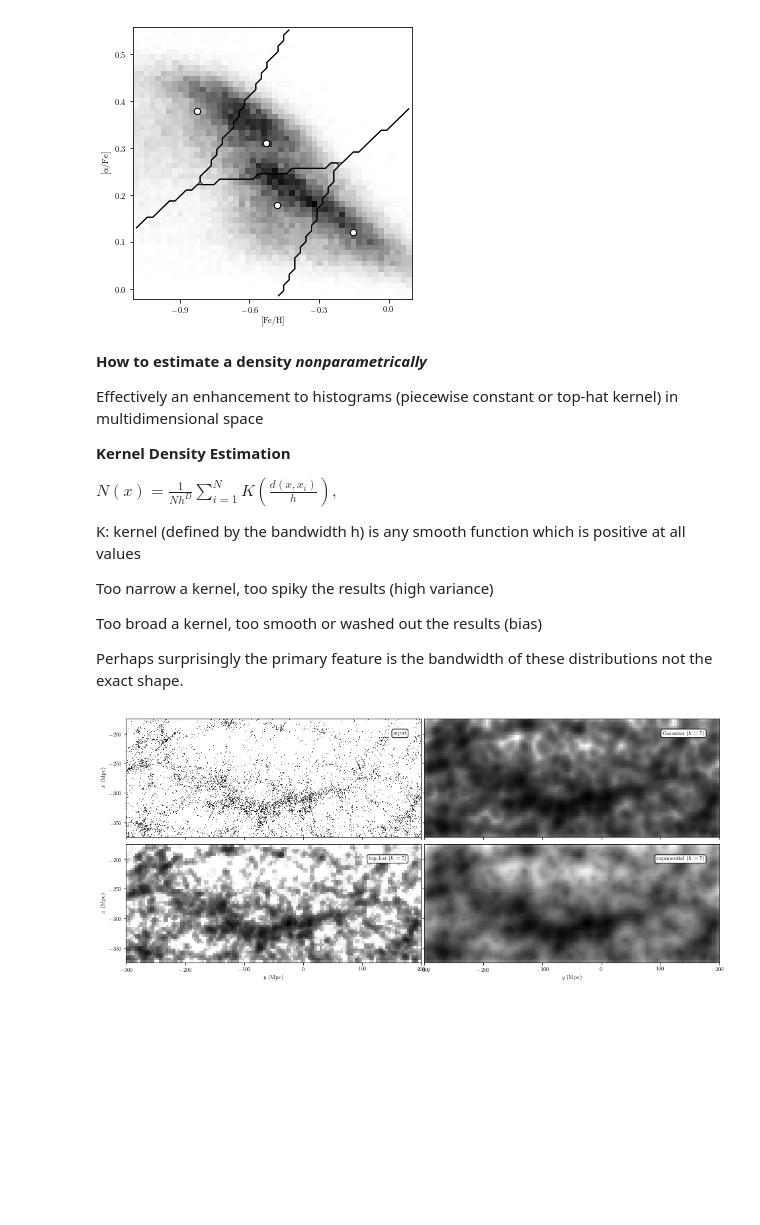
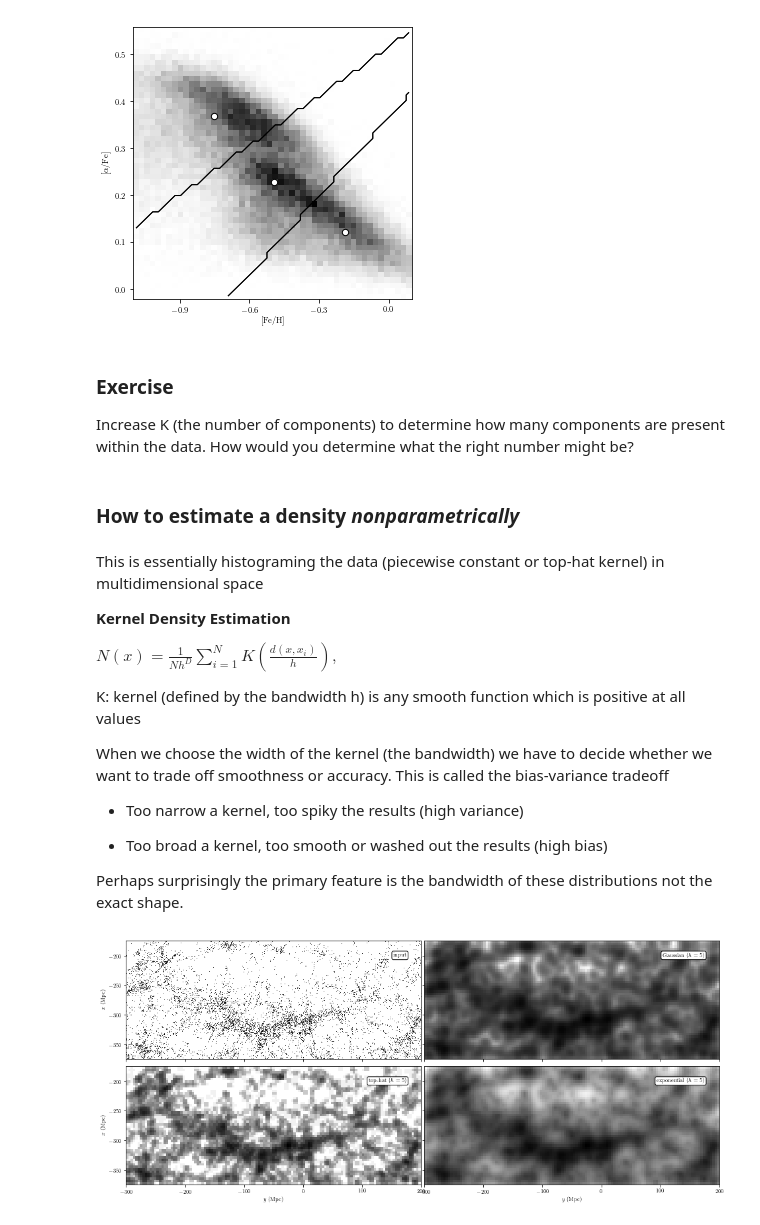
Before and after one commit to connolly/A302_2019, a Jupyter notebook: lectures/lecture-12-scikit-learn/lecture-13-scikit-learn.ipynb, the cells around one changed output. Cells and saved outputs as stored; diff of their text form; code cells hidden in the pictures; blank space fills up the shorter version.

```diff
--- a/lectures/lecture-12-scikit-learn/lecture-13-scikit-learn.ipynb
+++ b/lectures/lecture-12-scikit-learn/lecture-13-scikit-learn.ipynb
@@ -49,6 +67,8 @@ centroids of $C_k$.
 #   For more information, see http://astroML.github.com
 #   To report a bug or issue, use the following forum:
 #    https://groups.google.com/forum/#!forum/astroml-general
+%matplotlib inline
+
 import numpy as np
 from matplotlib import pyplot as plt
 from matplotlib.patches import Ellipse
@@ -82,7 +102,7 @@ H, FeH_bins, alphFe_bins = np.histogram2d(data['FeH'], data['alphFe'], 50)
 
 #------------------------------------------------------------
 # Compute the KMeans clustering
-n_clusters = 4
+n_clusters = 3
 
 scaler = preprocessing.StandardScaler()
 clf = KMeans(n_clusters)
@@ -105,38 +125,42 @@ cluster_centers = scaler.inverse_transform(clf.cluster_centers_)
 ax.scatter(cluster_centers[:, 0], cluster_centers[:, 1],
            s=40, c='w', edgecolors='k')
 
 # plot cluster boundaries
 FeH_centers = 0.5 * (FeH_bins[1:] + FeH_bins[:-1])
 alphFe_centers = 0.5 * (alphFe_bins[1:] + alphFe_bins[:-1])
 
 Xgrid = np.meshgrid(FeH_centers, alphFe_centers)
 Xgrid = np.array(Xgrid).reshape((2, 50 * 50)).T
 
 H = clf.predict(scaler.transform(Xgrid)).reshape((50, 50))
 
 for i in range(n_clusters):
     Hcp = H.copy()
     flag = (Hcp == i)
     Hcp[flag] = 1
     Hcp[~flag] = 0
 
     ax.contour(FeH_centers, alphFe_centers, Hcp, [-0.5, 0.5],
                linewidths=1, colors='k')
 
 ax.xaxis.set_major_locator(plt.MultipleLocator(0.3))
 ax.set_xlim(-1.101, 0.101)
 ax.set_ylim(alphFe_bins[0], alphFe_bins[-1])
 
 ax.set_xlabel(r'$\rm [Fe/H]$')
 ax.set_ylabel(r'$\rm [\alpha/Fe]$')
 
 plt.show()
 # %% [output]
-[figure, old version]
+[figure, new version]
+# %% [markdown]
+### Exercise
+
+Increase K (the number of components) to determine how many components are present within the data. How would you determine what the right number might be?
+# %% [markdown]
+### How to estimate a density _nonparametrically_
 # %% [markdown]
-**How to estimate a density _nonparametrically_**
-
-Effectively an enhancement to histograms (piecewise constant or top-hat kernel) in multidimensional space
+This is essentially histograming the data (piecewise constant or top-hat kernel) in multidimensional space
 
 **Kernel Density Estimation**
 
@@ -144,9 +168,12 @@ $N(x) = \frac{1}{Nh^D} \sum_{i=1}^N  K\left( \frac{d(x,x_i)}{h} \right),$
 
 K: kernel (defined by the bandwidth h) is any smooth function which is positive at all values
 
-Too narrow a kernel, too spiky the results (high variance)
 
-Too broad a kernel, too smooth or washed out the results (bias)
+When we choose the width of the kernel (the bandwidth) we have to decide whether we want to trade off smoothness or accuracy. This is called the bias-variance tradeoff
+
+- Too narrow a kernel, too spiky the results (high variance)
+
+- Too broad a kernel, too smooth or washed out the results (high bias)
 
 
 Perhaps surprisingly the primary feature is the bandwidth of these distributions not the exact shape.
```
Also changed, not shown: parts of 13 cells of this notebook.
